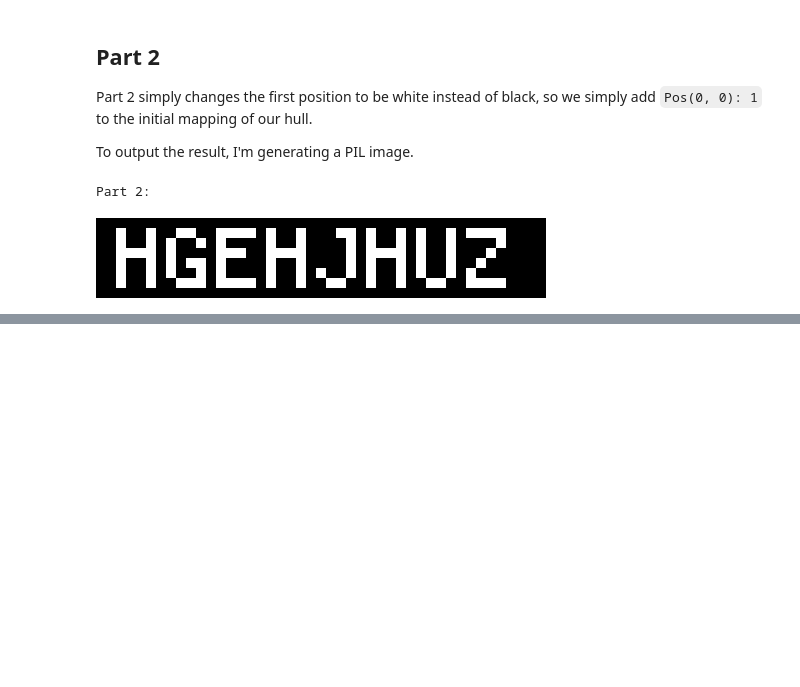
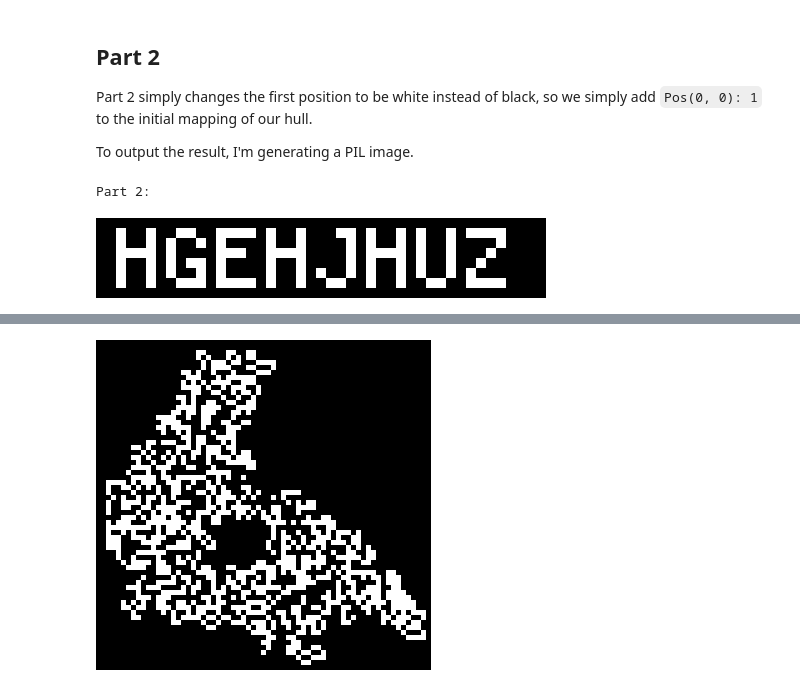
Before and after one commit to mjpieters/adventofcode, a Jupyter notebook: 2019/Day 11.ipynb, the cells around one changed output, grey strips where cells are left out. Cells and saved outputs as stored; diff of their text form; code cells hidden in the pictures; blank space fills up the shorter version.

```diff
--- a/2019/Day 11.ipynb
+++ b/2019/Day 11.ipynb
@@ -37,6 +37,9 @@ class Pos(NamedTuple):
     x: int = 0
     y: int = 0
 
+    def move(self, dx: int, dy: int) -> Pos:
+        return self._replace(x=self.x + dx, y=self.y + dy)
+
 
 Hullmap = Dict[Pos, COLOUR]
 
@@ -65,7 +68,7 @@ class Direction(Enum):
 
     def __call__(self, pos: Pos) -> Pos:
         """Move forward one step"""
-        return pos._replace(x=pos.x + self.dx, y=pos.y + self.dy)
+        return pos.move(self.dx, self.dy)
 
 
 PaintRunner = Generator[None, Union[TURN, COLOUR], None]
@@ -175,8 +178,8 @@ import aocd
 data = aocd.get_data(day=11, year=2019)
 memory = list(map(int, data.split(',')))
 # %%
-hull = execute_robot(memory)
-print("Part 1:", len(hull))
+part1_hull = execute_robot(memory)
+print("Part 1:", len(part1_hull))
 # %% [output]
 Part 1: 1771
 # %% [markdown]
@@ -193,8 +196,8 @@ def show_hull(hull: Hullmap, scale: int = 10, border: bool = True) -> Image:
     miny, maxy = min(p.y for p in hull), max(p.y for p in hull)
     W, H = maxx - minx + 1, maxy - miny + 1
     img = Image.new('1', (W, H), None)
-    for pos_colour in hull.items():
-        img.putpixel(*pos_colour)
+    for pos, colour in hull.items():
+        img.putpixel(pos.move(-minx, -miny), colour)
     if border:
         with_border = Image.new('1', (W + 2, H + 2))
         with_border.paste(img, (1, 1))
@@ -203,9 +206,9 @@ def show_hull(hull: Hullmap, scale: int = 10, border: bool = True) -> Image:
         img = img.resize((img.width * scale, img.height * scale))
     return img
 
-hull = execute_robot(memory, {Pos(0, 0): 1})
+part2_hull = execute_robot(memory, {Pos(0, 0): 1})
 print("Part 2:")
-show_hull(hull)
+show_hull(part2_hull)
 # %% [output]
 Part 2:
 [figure]
@@ -211,0 +284,5 @@ Part 2:
+# %%
+display(show_hull(part1_hull, scale=5))
+animate_robot(memory, 0, size=5, delay=10)
+# %% [output]
+[figure, added]
```
Also changed, not shown: parts of 4 cells of this notebook.
